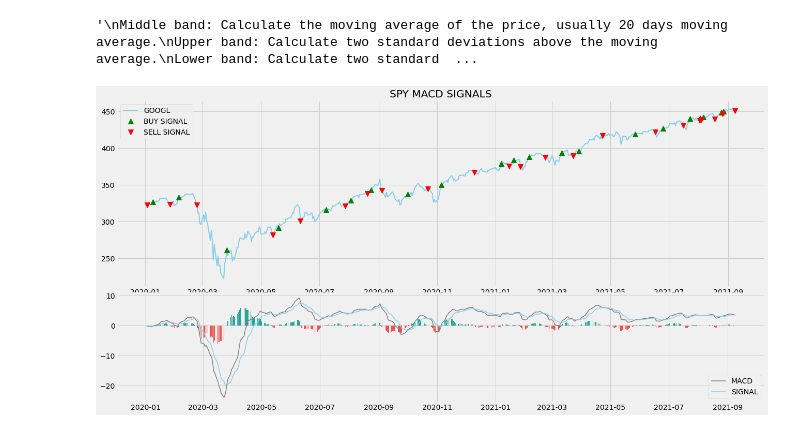
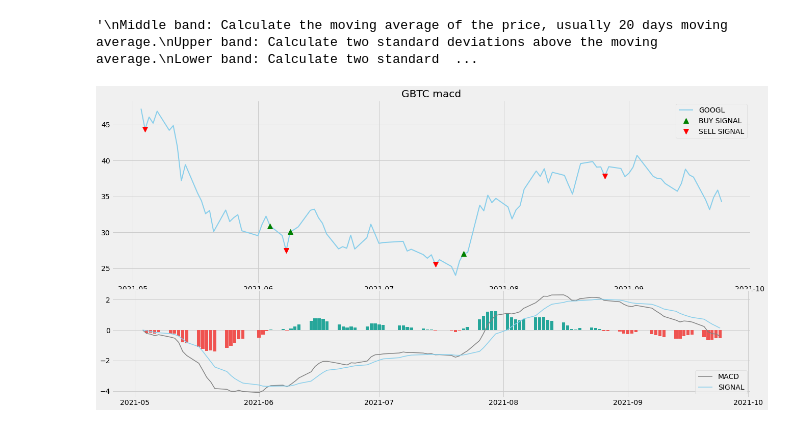
Before and after one commit to BrendanGlancy/AI_jupyter_notebook, a Jupyter notebook: FinTech.ipynb, the cells around one changed output. Cells and saved outputs as stored; diff of their text form; code cells hidden in the pictures.

```diff
--- a/FinTech.ipynb
+++ b/FinTech.ipynb
@@ -44,7 +44,8 @@ plt.style.use('fivethirtyeight')
 
 def get_historical_data(symbol, start_date = None):
     api_key = '00f83bac51mshba5c44255841b11p11d607jsnf6d25aeeaebe'
-    api_url = f'https://www.alphavantage.co/query?function=TIME_SERIES_DAILY_ADJUSTED&symbol={symbol}&apikey={api_key}&outputsize=full'
+    api_url = f'https://www.alphavantage.co/query?function=TIME_SERIES_DAILY_ADJUSTED&symbol={symbol}&market=CNY&apikey={api_key}&outputsize=full'
+    # 'https://www.alphavantage.co/query?function=DIGITAL_CURRENCY_DAILY&symbol={symbol}&market=CNY&apikey={api_key}&outputsize=full'
     raw_df = requests.get(api_url).json()
     df = pd.DataFrame(raw_df[f'Time Series (Daily)']).T
     df = df.rename(columns = {'1. open': 'open', '2. high': 'high', '3. low': 'low', '4. close': 'close', '5. adjusted close': 'adj close', '6. volume': 'volume'})
@@ -56,7 +57,7 @@ def get_historical_data(symbol, start_date = None):
         df = df[df.index >= start_date]
     return df
 
-googl = get_historical_data('SPY', '2020-01-01')
+googl = get_historical_data('GBTC', '2021-05-01')
 googl
 
 
@@ -119,35 +120,35 @@ def implement_macd_strategy(prices, data):
                 sell_price.append(np.nan)
                 macd_signal.append(0)
         else:
             buy_price.append(np.nan)
             sell_price.append(np.nan)
             macd_signal.append(0)
 
     return buy_price, sell_price, macd_signal
 
 buy_price, sell_price, macd_signal = implement_macd_strategy(googl['close'], googl_macd)
 
 ax1 = plt.subplot2grid((8,1), (0,0), rowspan = 5, colspan = 1)
 ax2 = plt.subplot2grid((8,1), (5,0), rowspan = 3, colspan = 1)
 
 ax1.plot(googl['close'], color = 'skyblue', linewidth = 2, label = 'GOOGL')
 ax1.plot(googl.index, buy_price, marker = '^', color = 'green', markersize = 10, label = 'BUY SIGNAL', linewidth = 0)
 ax1.plot(googl.index, sell_price, marker = 'v', color = 'r', markersize = 10, label = 'SELL SIGNAL', linewidth = 0)
 ax1.legend()
-ax1.set_title('SPY MACD SIGNALS')
+ax1.set_title('GBTC macd')
 ax2.plot(googl_macd['macd'], color = 'grey', linewidth = 1.5, label = 'MACD')
 ax2.plot(googl_macd['signal'], color = 'skyblue', linewidth = 1.5, label = 'SIGNAL')
 
 for i in range(len(googl_macd)):
     if str(googl_macd['hist'][i])[0] == '-':
         ax2.bar(googl_macd.index[i], googl_macd['hist'][i], color = '#ef5350')
     else:
         ax2.bar(googl_macd.index[i], googl_macd['hist'][i], color = '#26a69a')
 
 plt.legend(loc = 'lower right')
 plt.show()
 # %% [output]
-[figure, old version]
+[figure, new version]
 # %%
 # RSI
 import pandas as pd
```
Also changed, not shown: parts of 7 cells of this notebook, 8 other files.
